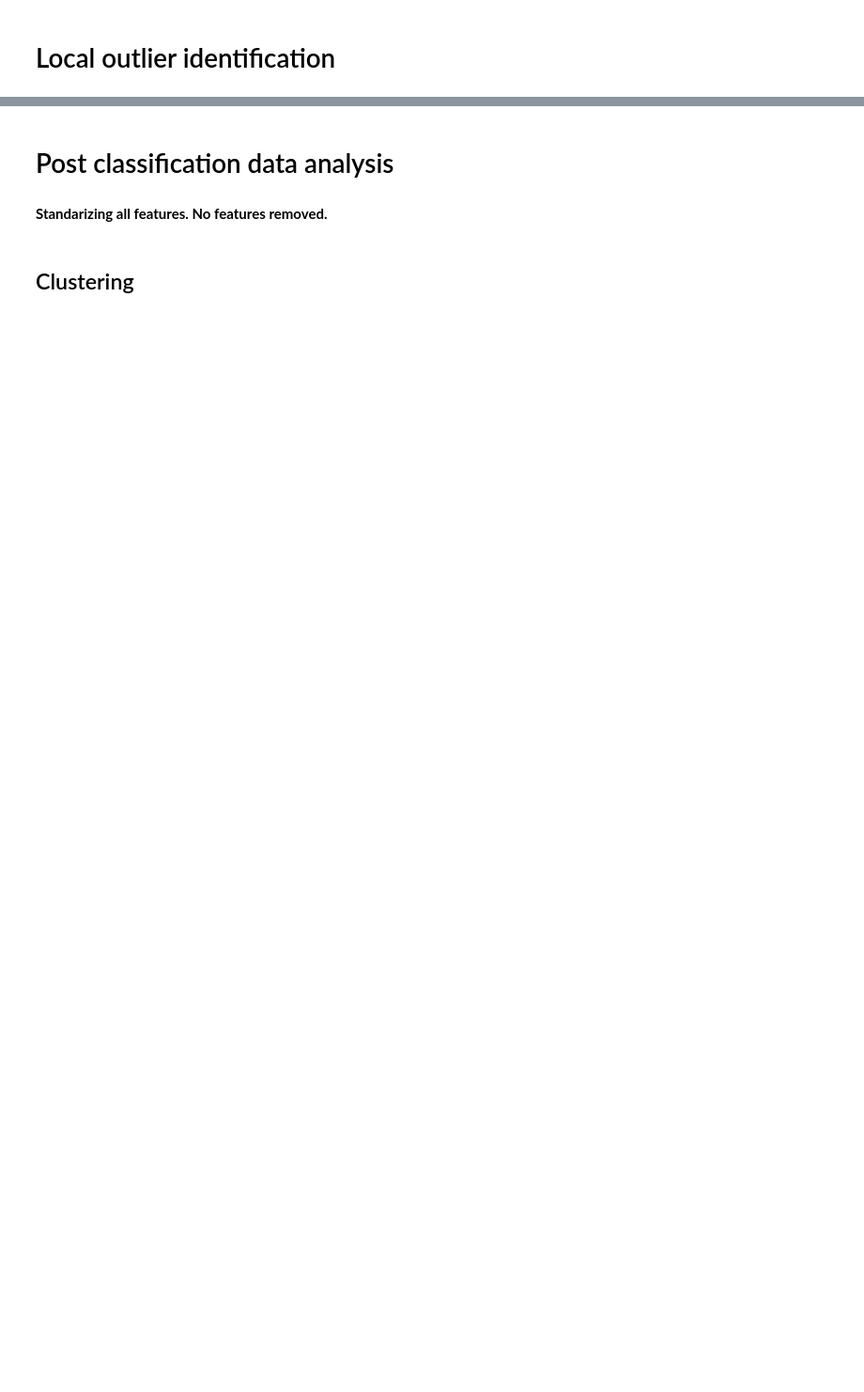
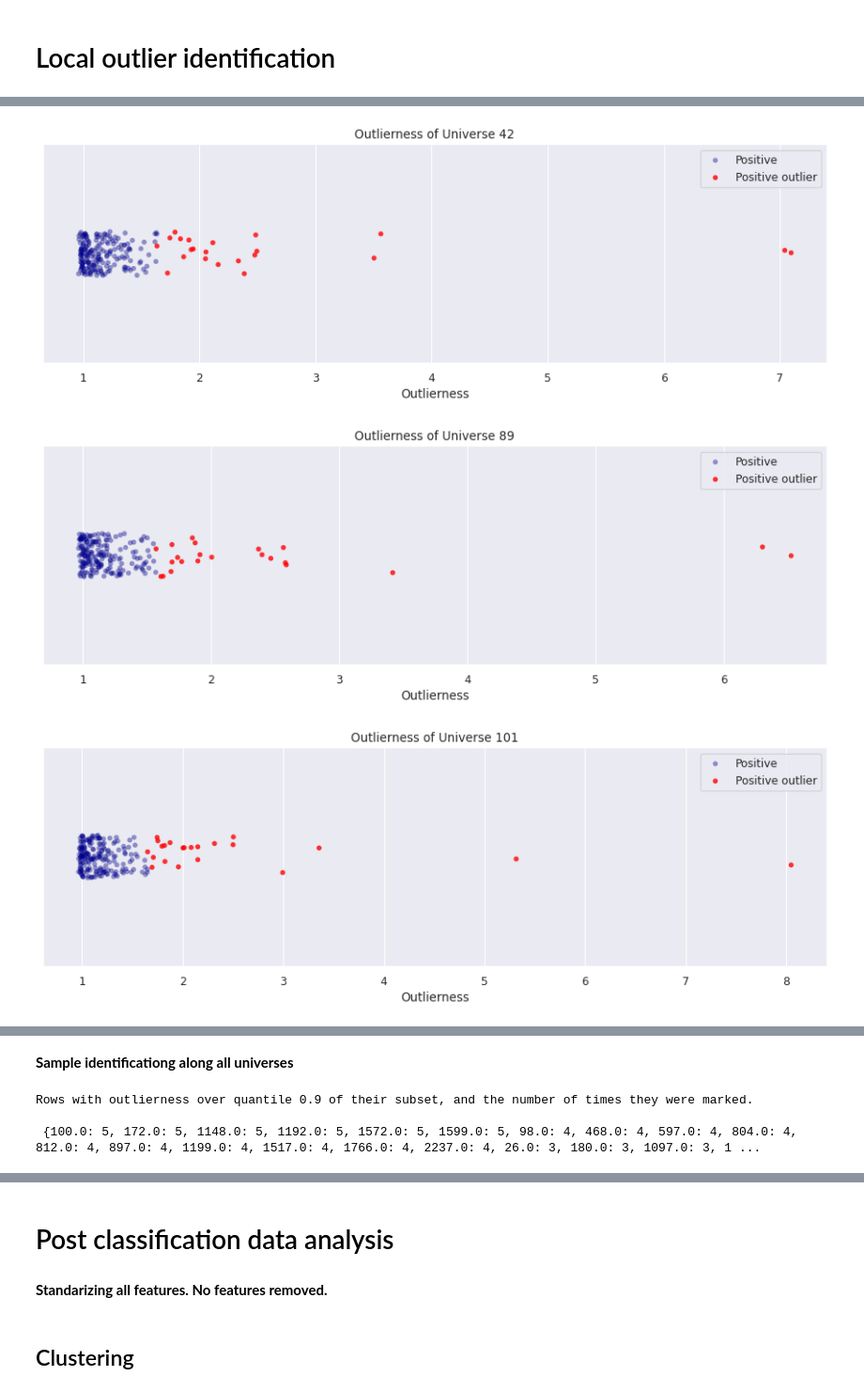
Before and after one commit to unaicarbajo/one-class-covid19, a Jupyter notebook: covid19_prognosis.ipynb, the cells around one changed output, grey strips where cells are left out. Shown at 94% size. Drawn from its saved outputs; the diff is of its cells as text; code cells hidden in the pictures; blank space fills up the shorter version.

```diff
--- a/covid19_prognosis.ipynb
+++ b/covid19_prognosis.ipynb
@@ -2255,0 +1952,32 @@ feature_mean_neg.to_csv("mean_neg.csv", header=None, index=None)
+# %%
+def positive_outlier_plot(outlier_idx, outlier_score, normal=1, anomaly=-1, threshold=-1):
+        # Visualize outlier-score (SUPERVISED WAY)
+        for i in outlier_score:
+            ax = plt.figure(figsize=(14, 4), dpi=80).gca()
+            plt.title(f'Outlierness of Universe {i}')
+            plt.xlabel('Outlierness')
+
+            index = set(outlier_score[i].index)-set(outlier_idx[i])
+
+            sns.stripplot(x=outlier_score[i].loc[index], alpha = .4, edgecolor = 'none', color = 'darkblue', label='Positive', ax = ax)
+#             plt.axvline(x=outlier_score[i][anomaly_index].median(), ymin=0.25, ymax=0.75, color = 'darkblue', linestyle='-', alpha=0.7)
+            sns.stripplot(x=outlier_score[i].loc[outlier_idx[i]], alpha = .8, edgecolor = 'black', color='red', label='Positive outlier', ax = ax)
+#             plt.axvline(x=outlier_score[i][positive_index].median(), ymin=0.25, ymax=0.75, color='red', linestyle='-', alpha=0.7)
+
+            if (threshold != -1):  plt.axvline(x=threshold, color='g', linestyle='-')
+            plt.legend()
+            plt.show()
+        #     plt.xticks(np.arange(min(outlierness_dict[universe]), max(outlierness_dict[universe])+1, 1.0))
+# %%
+# pl = Pipeline(OneClassSVM(), X_collection, Y_collection, feature_keep = ['CD0000AGE', 'CTHSDXXTEMP', 'CTHSDXXSAT', 'CTHSDXXRATE'], f_filter ='var_ratio')
+pl = Pipeline(lof.LOF(n_neighbors = 20), X_collection, Y_collection, feature_keep = ['CD0000AGE', 'CTHSDXXSAT', 'CTHSDXXTEMP', 'CTHSDXXSAT', 'CTHSDXXRATE'], f_filter ='var_ratio', f_perf='auc')
+
+############# FILTERING #############
+
+pl._fil = 'var_ratio'
+# ['med', 'med_mean', 'auc']
+features_drop = pl.feature_filtering(n_drop = 25)
+
+############# ROW REMOVAL #############
+
+train_out, train_remove = pl.row_removal(visual = 0, lof_conf=True, quantile=0.9)
@@ -2255,0 +2057,6 @@ feature_mean_neg.to_csv("mean_neg.csv", header=None, index=None)
+# %%
+positive_outlier_plot(train_remove, train_out)
+# %% [output]
+[figure, added]
+[figure, added]
+[figure, added]
@@ -2255,0 +2065,18 @@ feature_mean_neg.to_csv("mean_neg.csv", header=None, index=None)
+# %% [markdown]
+**Sample identificationg along all universes**
+# %%
+# Samples with high outlierness in train set
+total_core = []
+for idx in train_remove: total_core = np.hstack((total_core, train_remove[idx]))
+
+unique_core, counts = np.unique(total_core, return_counts=True)
+count_dict = dict(zip(unique_core, counts))
+
+count_dict = {k: v for k, v in sorted(count_dict.items(), key=lambda item: item[1], reverse=True)}
+
+
+print('Rows with outlierness over quantile 0.9 of their subset, and the number of times they were marked.\n\n',str(count_dict))
+# %% [output]
+Rows with outlierness over quantile 0.9 of their subset, and the number of times they were marked.
+
+ {100.0: 5, 172.0: 5, 1148.0: 5, 1192.0: 5, 1572.0: 5, 1599.0: 5, 98.0: 4, 468.0: 4, 597.0: 4, 804.0: 4, 812.0: 4, 897.0: 4, 1199.0: 4, 1517.0: 4, 1766.0: 4, 2237.0: 4, 26.0: 3, 180.0: 3, 1097.0: 3, 1 ...
```
Also changed, not shown: parts of 59 cells of this notebook.
